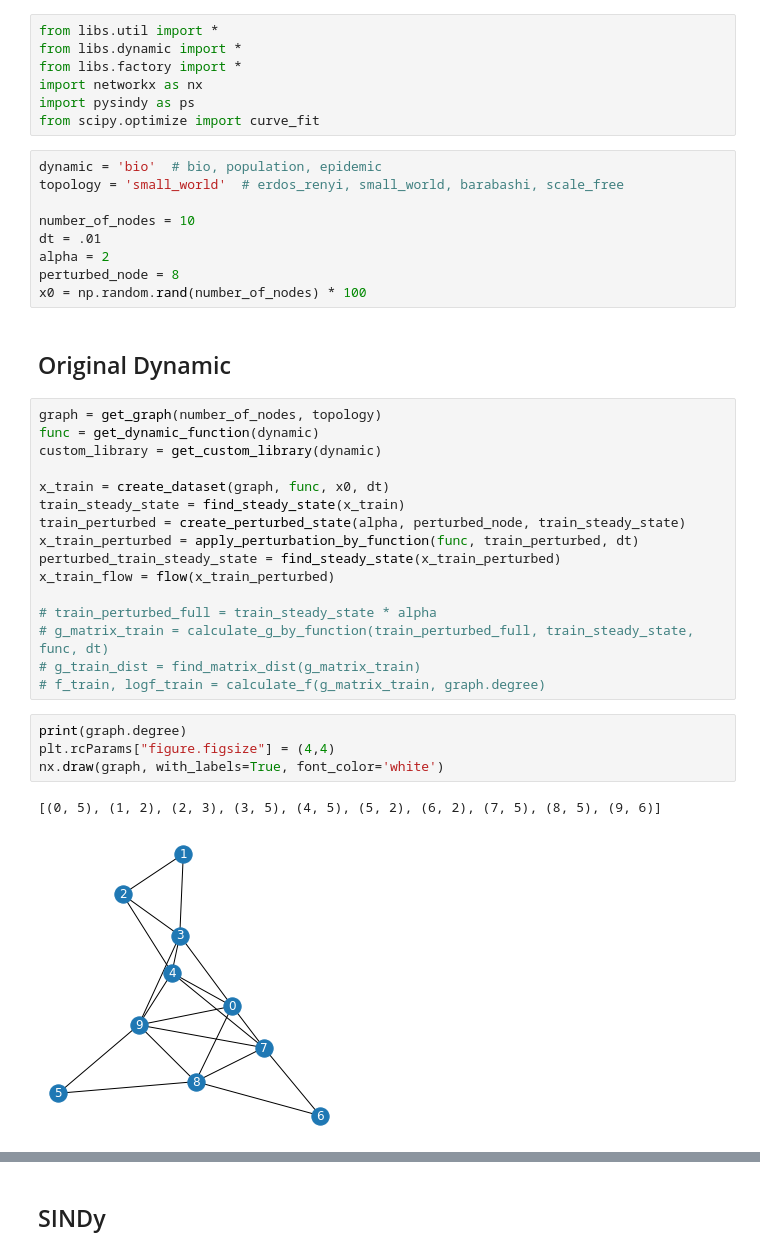
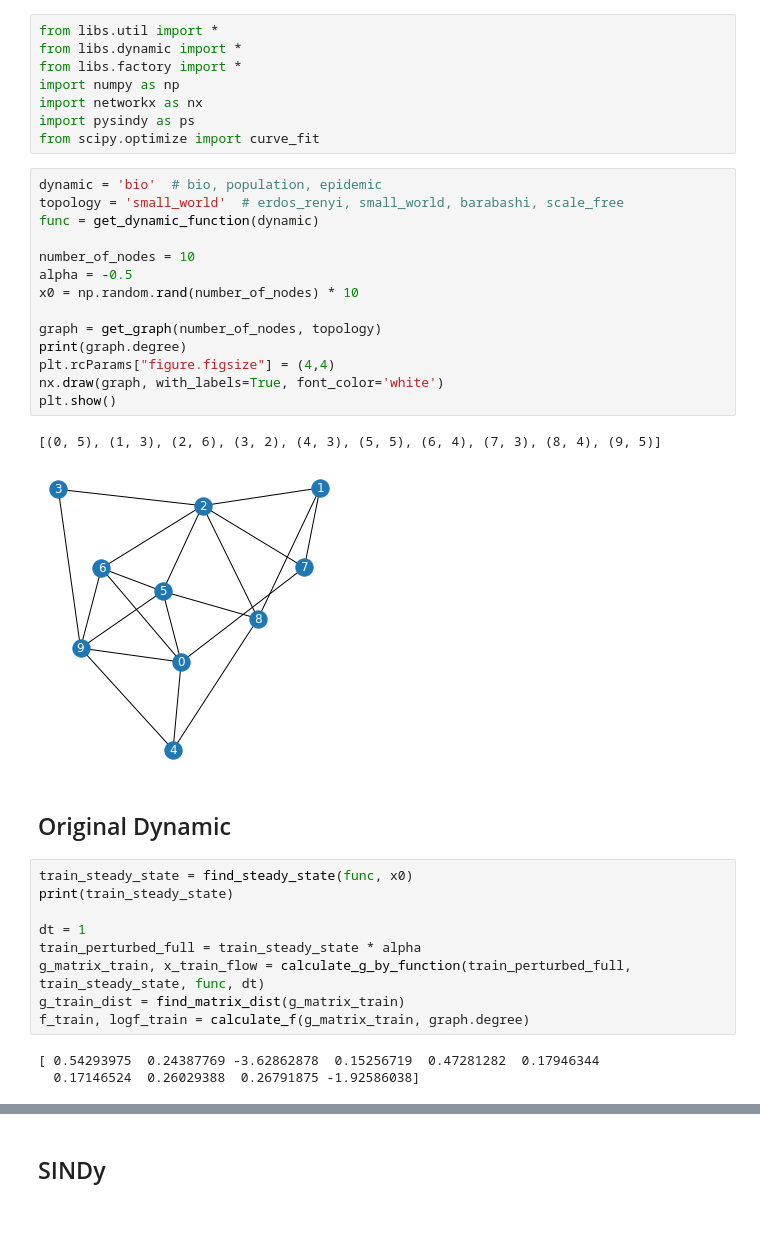
Before and after one commit to aliydgr/ms-thesis, a Jupyter notebook: information-flow.ipynb, the cells around one changed output, grey strips where cells are left out. Cells and saved outputs as stored; diff of their text form; blank space fills up the shorter version.

```diff
--- a/information-flow.ipynb
+++ b/information-flow.ipynb
@@ -2,40 +2,38 @@
 from libs.util import *
 from libs.dynamic import *
 from libs.factory import *
+import numpy as np
 import networkx as nx
 import pysindy as ps
 from scipy.optimize import curve_fit
 # %%
 dynamic = 'bio'  # bio, population, epidemic
 topology = 'small_world'  # erdos_renyi, small_world, barabashi, scale_free
+func = get_dynamic_function(dynamic)
 
 number_of_nodes = 10
-dt = .01
-alpha = 2
-perturbed_node = 8
-x0 = np.random.rand(number_of_nodes) * 100
+alpha = -0.5
+x0 = np.random.rand(number_of_nodes) * 10
+
+graph = get_graph(number_of_nodes, topology)
+print(graph.degree)
+plt.rcParams["figure.figsize"] = (4,4)
+nx.draw(graph, with_labels=True, font_color='white')
+plt.show()
+# %% [output]
+[(0, 5), (1, 3), (2, 6), (3, 2), (4, 3), (5, 5), (6, 4), (7, 3), (8, 4), (9, 5)]
+[figure, added]
 # %% [markdown]
 ## Original Dynamic
 # %%
-graph = get_graph(number_of_nodes, topology)
-func = get_dynamic_function(dynamic)
-custom_library = get_custom_library(dynamic)
+train_steady_state = find_steady_state(func, x0)
+print(train_steady_state)
 
-x_train = create_dataset(graph, func, x0, dt)
-train_steady_state = find_steady_state(x_train)
-train_perturbed = create_perturbed_state(alpha, perturbed_node, train_steady_state)
-x_train_perturbed = apply_perturbation_by_function(func, train_perturbed, dt)
-perturbed_train_steady_state = find_steady_state(x_train_perturbed)
-x_train_flow = flow(x_train_perturbed)
-
-# train_perturbed_full = train_steady_state * alpha
-# g_matrix_train = calculate_g_by_function(train_perturbed_full, train_steady_state, func, dt)
-# g_train_dist = find_matrix_dist(g_matrix_train)
-# f_train, logf_train = calculate_f(g_matrix_train, graph.degree)
+dt = 1
+train_perturbed_full = train_steady_state * alpha
+g_matrix_train, x_train_flow = calculate_g_by_function(train_perturbed_full, train_steady_state, func, dt)
+g_train_dist = find_matrix_dist(g_matrix_train)
+f_train, logf_train = calculate_f(g_matrix_train, graph.degree)
+# %% [output]
+[ 0.54293975  0.24387769 -3.62862878  0.15256719  0.47281282  0.17946344
+  0.17146524  0.26029388  0.26791875 -1.92586038]
-# %%
-print(graph.degree)
-plt.rcParams["figure.figsize"] = (4,4)
-nx.draw(graph, with_labels=True, font_color='white')
-# %% [output]
-[(0, 5), (1, 2), (2, 3), (3, 5), (4, 5), (5, 2), (6, 2), (7, 5), (8, 5), (9, 6)]
-[figure, removed]
```
Also changed, not shown: parts of 12 cells of this notebook, 1 other file.
